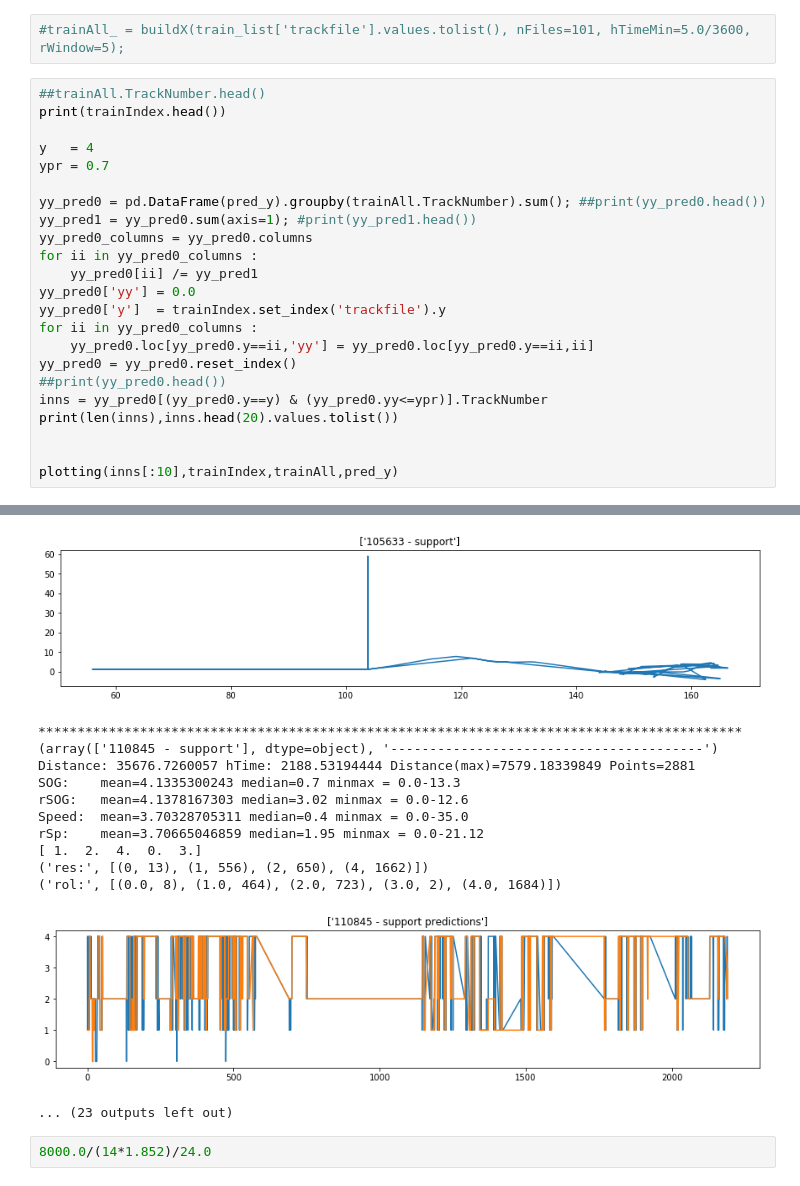
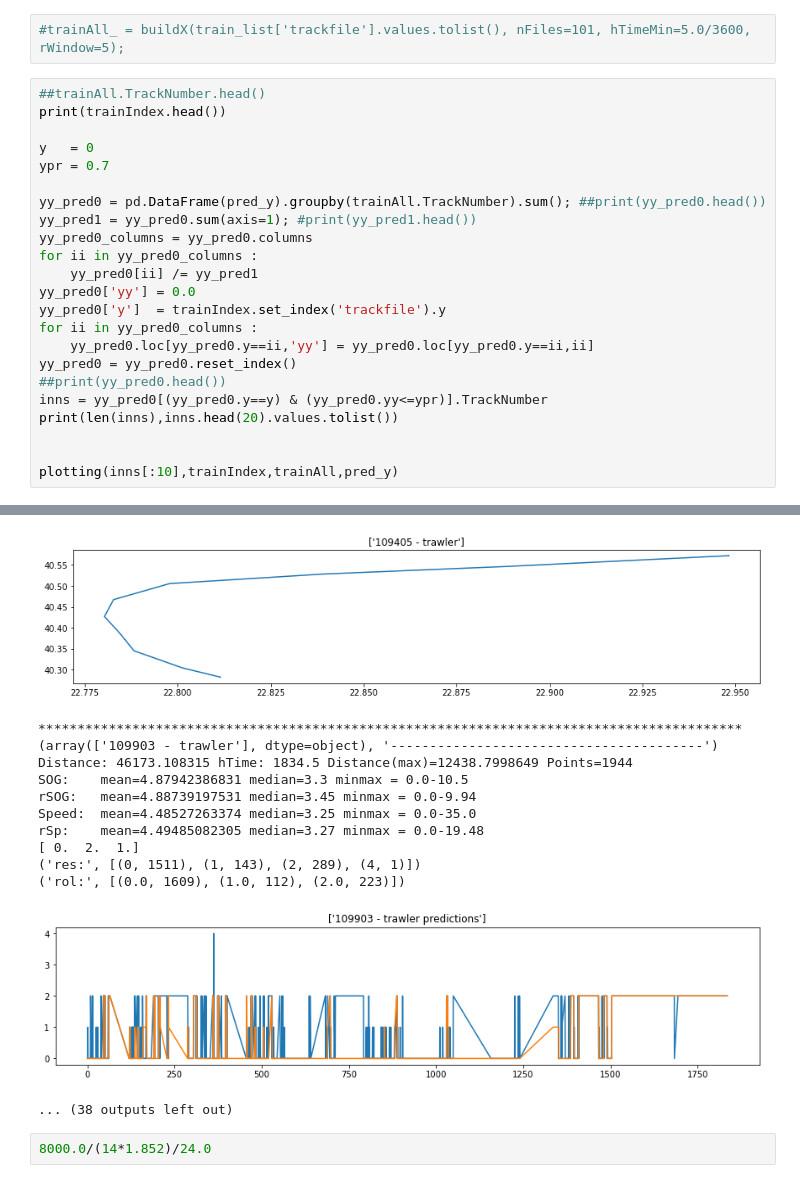
Before and after one commit to SorokinV/TopCoder-2017-08-FishMen2, a Jupyter notebook: Jupyter-NET/Fish-Exp-01-XGB.ipynb, the cells around one changed output, grey strips where cells are left out. Cells and saved outputs as stored; diff of their text form.

```diff
--- a/Jupyter-NET/Fish-Exp-01-XGB.ipynb
+++ b/Jupyter-NET/Fish-Exp-01-XGB.ipynb
@@ -1419,7 +1419,7 @@ def plotting (inns, trackIndex, trainAll, pred_y) :
 ##trainAll.TrackNumber.head()
 print(trainIndex.head())
 
-y   = 4
+y   = 0
 ypr = 0.7
 
 yy_pred0 = pd.DataFrame(pred_y).groupby(trainAll.TrackNumber).sum(); ##print(yy_pred0.head())
@@ -1476,16 +1476,16 @@ rSp:    mean=9.38898436314 median=12.04 minmax = 0.0-17.61
-[figure, old version]
+[figure, new version]
 ******************************************************************************************
-(array(['110845 - support'], dtype=object), '----------------------------------------')
-Distance: 35676.7260057 hTime: 2188.53194444 Distance(max)=7579.18339849 Points=2881
-SOG:    mean=4.1335300243 median=0.7 minmax = 0.0-13.3
-rSOG:   mean=4.1378167303 median=3.02 minmax = 0.0-12.6
-Speed:  mean=3.70328705311 median=0.4 minmax = 0.0-35.0
-rSp:    mean=3.70665046859 median=1.95 minmax = 0.0-21.12
-[ 1.  2.  4.  0.  3.]
-('res:', [(0, 13), (1, 556), (2, 650), (4, 1662)])
-('rol:', [(0.0, 8), (1.0, 464), (2.0, 723), (3.0, 2), (4.0, 1684)])
+(array(['109903 - trawler'], dtype=object), '----------------------------------------')
+Distance: 46173.108315 hTime: 1834.5 Distance(max)=12438.7998649 Points=1944
+SOG:    mean=4.87942386831 median=3.3 minmax = 0.0-10.5
+rSOG:   mean=4.88739197531 median=3.45 minmax = 0.0-9.94
+Speed:  mean=4.48527263374 median=3.25 minmax = 0.0-35.0
+rSp:    mean=4.49485082305 median=3.27 minmax = 0.0-19.48
+[ 0.  2.  1.]
+('res:', [(0, 1511), (1, 143), (2, 289), (4, 1)])
+('rol:', [(0.0, 1609), (1.0, 112), (2.0, 223)])
-[figure, old version]
+[figure, new version]
-... (23 outputs left out)
+... (38 outputs left out)
 # %%
 8000.0/(14*1.852)/24.0
 # %% [output]
```
Also changed, not shown: parts of 1 cell of this notebook.
